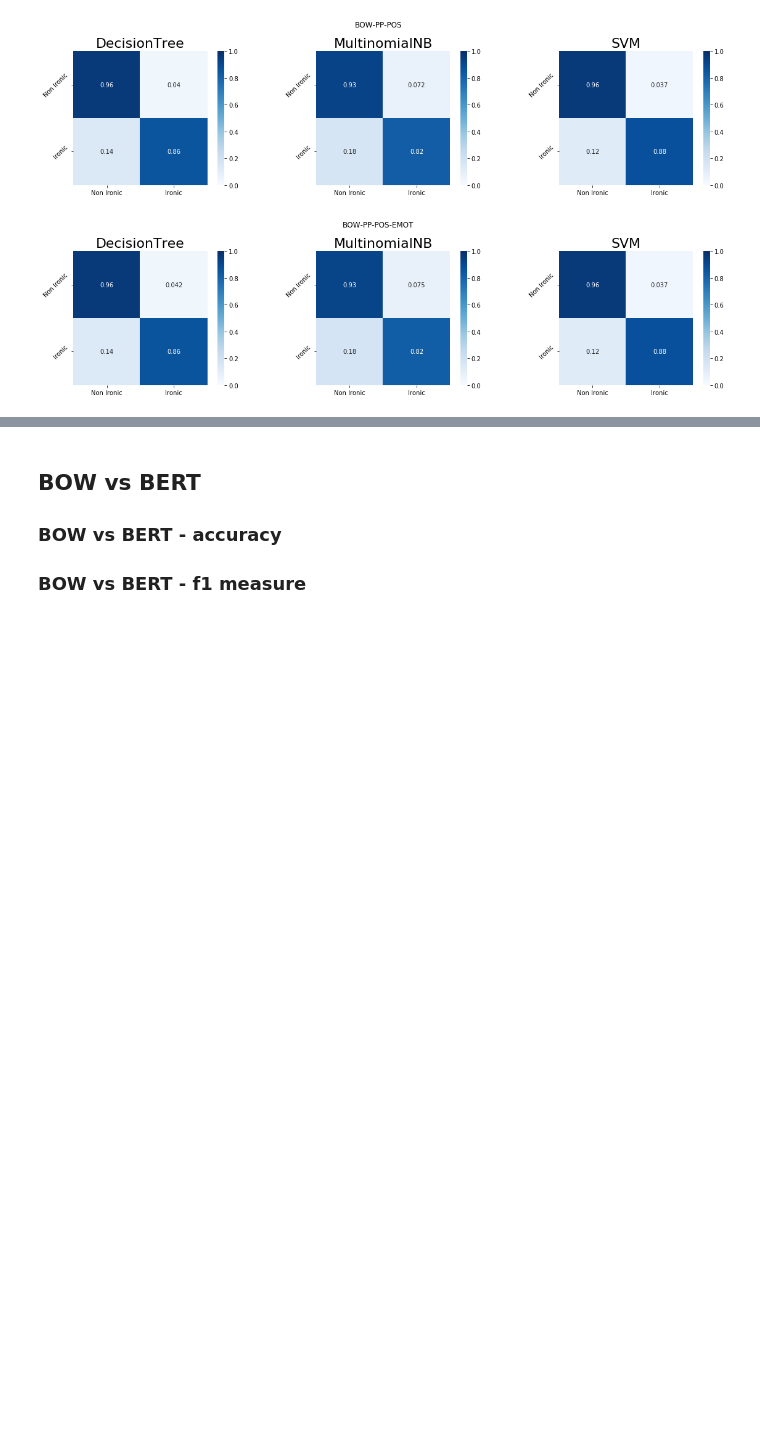
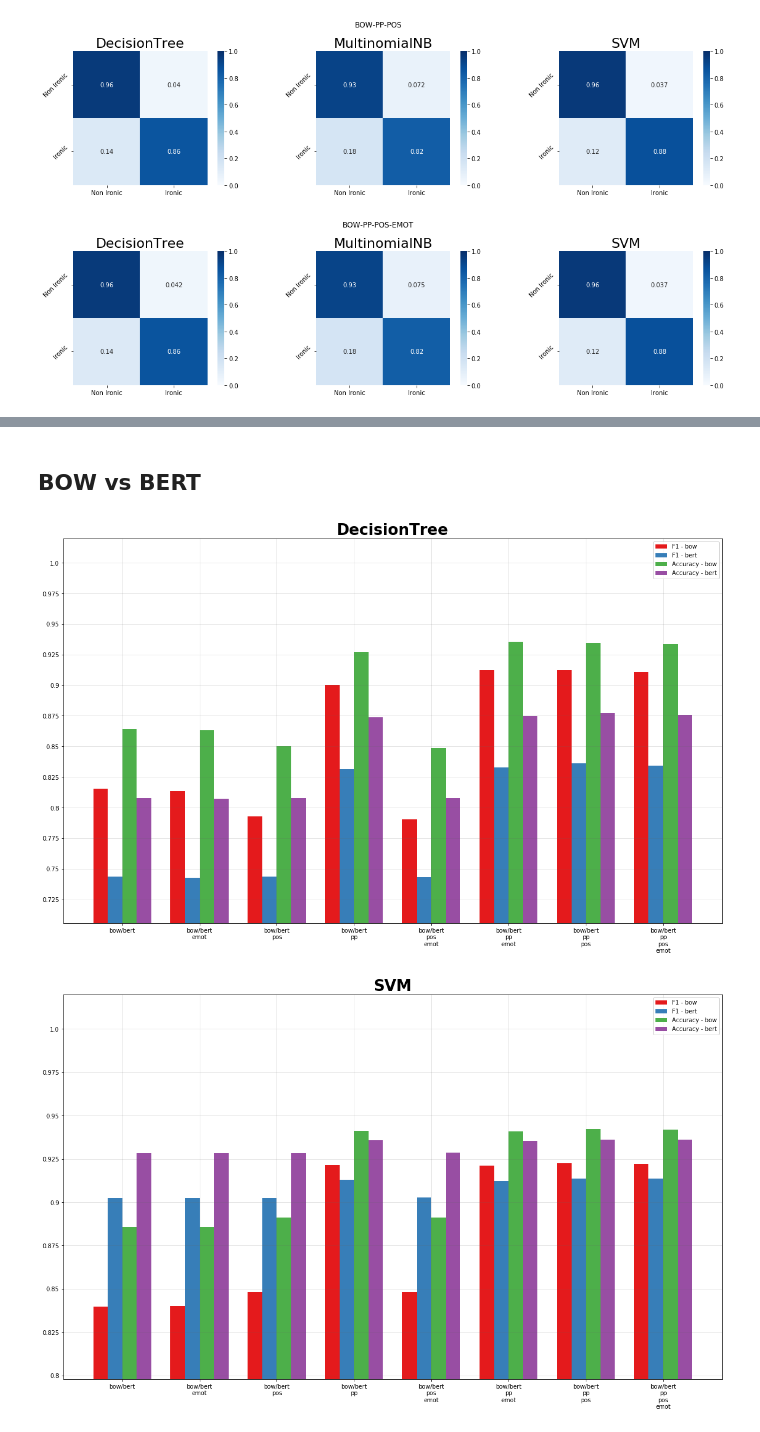
Before and after one commit to gianlucagiudice/irony-detection, a Jupyter notebook: notebooks/report_analysis.ipynb, the cells around one changed output, grey strips where cells are left out. Drawn from its saved outputs; the diff is of its cells as text; code cells hidden in the pictures; blank space fills up the shorter version.

Commit message:
Bert report

```diff
--- a/notebooks/report_analysis.ipynb
+++ b/notebooks/report_analysis.ipynb
@@ -123,6 +81,2 @@ def plot_features(plot_values, classifier_name):
 # %% [markdown]
 ## Features a confronto
-# %%
-for classifier in df['classifier'].unique():
-	values = evaluate_features_data(classifier)
-	plot_features(values, classifier)
@@ -180,6 +152,2 @@ def plot_emotions(plot_values, classifier):
 # %% [markdown]
 ## Ironic / Non ironic
-# %%
-for classifier in df['classifier'].unique():
-	emotions_data = evaluate_emotions_data(classifier)
-	plot_emotions(emotions_data, classifier)
@@ -239,0 +274,4 @@ for i, feature in enumerate(features_list):
+# %%
+# Read Bert report
+report_file_list_bert = read_file_list('bert')
+sorted(report_file_list_bert)
@@ -239,0 +297,4 @@ for i, feature in enumerate(features_list):
+# %%
+report_bert = read_report_file(report_file_list_bert)
+df_bert = json_normalize(report_bert)
+df_bert.head()
@@ -240,4 +308,56 @@ for i, feature in enumerate(features_list):
 # %% [markdown]
 ## BOW vs BERT
-### BOW vs BERT - accuracy
-### BOW vs BERT - f1 measure
+# %%
+# Read Bert report
+features_list = [(lambda x : '-'.join(['{}'] + x[1:]))(feature.split('-'))
+				 for feature in df_bert['features'].unique()]
+reports_list = ['macro avg.f1-score', 'accuracy']
+
+def evaluate_bow_vs_bert(classifier):
+	plot_values = []
+	for feature in features_list:
+		values = []
+		for report in reports_list:
+			for df, text_feature in zip([df_bow, df_bert], ['bow', 'bert']):
+				value = df[((df['features'] == feature.format(text_feature)) &
+							(df['classifier'] == classifier))][report]
+				values.append(float(value))
+		plot_values.append(values)
+	plot_values = np.transpose(np.array(plot_values))
+	return plot_values
+
+def plot_bow_vs_bert(plot_values, classifier_name):
+	# Figure
+	fig, ax = plt.subplots(figsize=(20, 12))
+	bar_width = 0.75
+	indx = np.arange(len(features_list)) * 4
+	yndx = [round(x, 3) for x in np.arange(0, 1.05, 0.025)]
+	# Data
+	target_report_list =  [i for j in reports_list for i in [j, j]]
+	target_text_list = ['bow', 'bert'] * 2
+	zip_data = zip(plot_values, target_report_list, target_text_list, colors)
+	for i, (values, report, text_feature, color) in enumerate(zip_data):
+		label = '{} - {}'.format(report_dict[report.format(text_feature)], text_feature)
+		plt.bar(indx + bar_width * i, values, color=color, width=bar_width, label=label)
+	# X axis
+	ax.set_xticks(indx + bar_width * 1.5)
+	ax.set_xticklabels(['\n'.join(features.format('bow/bert').split('-')) for features in features_list])
+	# Y axis
+	ax.set_yticks(yndx)
+	ax.set_yticklabels(yndx)
+	min_value = np.min(plot_values)
+	plt.ylim(min_value - min_value * 0.05, 1.02)
+	# Legend
+	ax.legend()
+	# Show
+	plt.title(classifier_name, fontdict={'size': FONTSIZE_TITLE, 'weight':'bold'})
+	plt.grid(b=True, color='#666666', linestyle='-', alpha=0.2)
+	plt.show()
+
+
+for classifier in df_bert['classifier'].unique():
+	plot_values = evaluate_bow_vs_bert(classifier)
+	plot_bow_vs_bert(plot_values, classifier)
+# %% [output]
+[figure, added]
+[figure, added]
```
Also changed, not shown: parts of 22 cells of this notebook, 2 other files.
